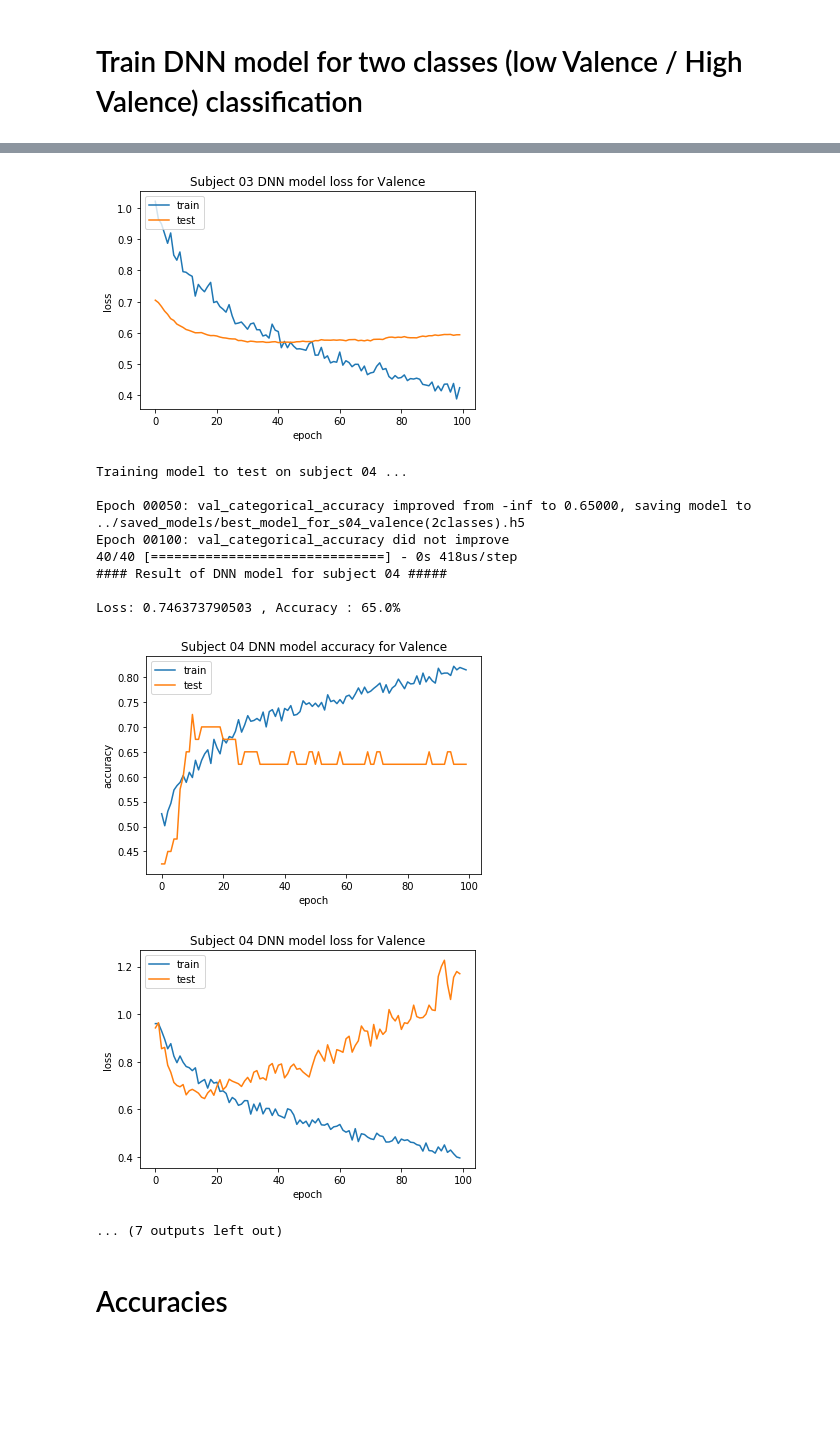
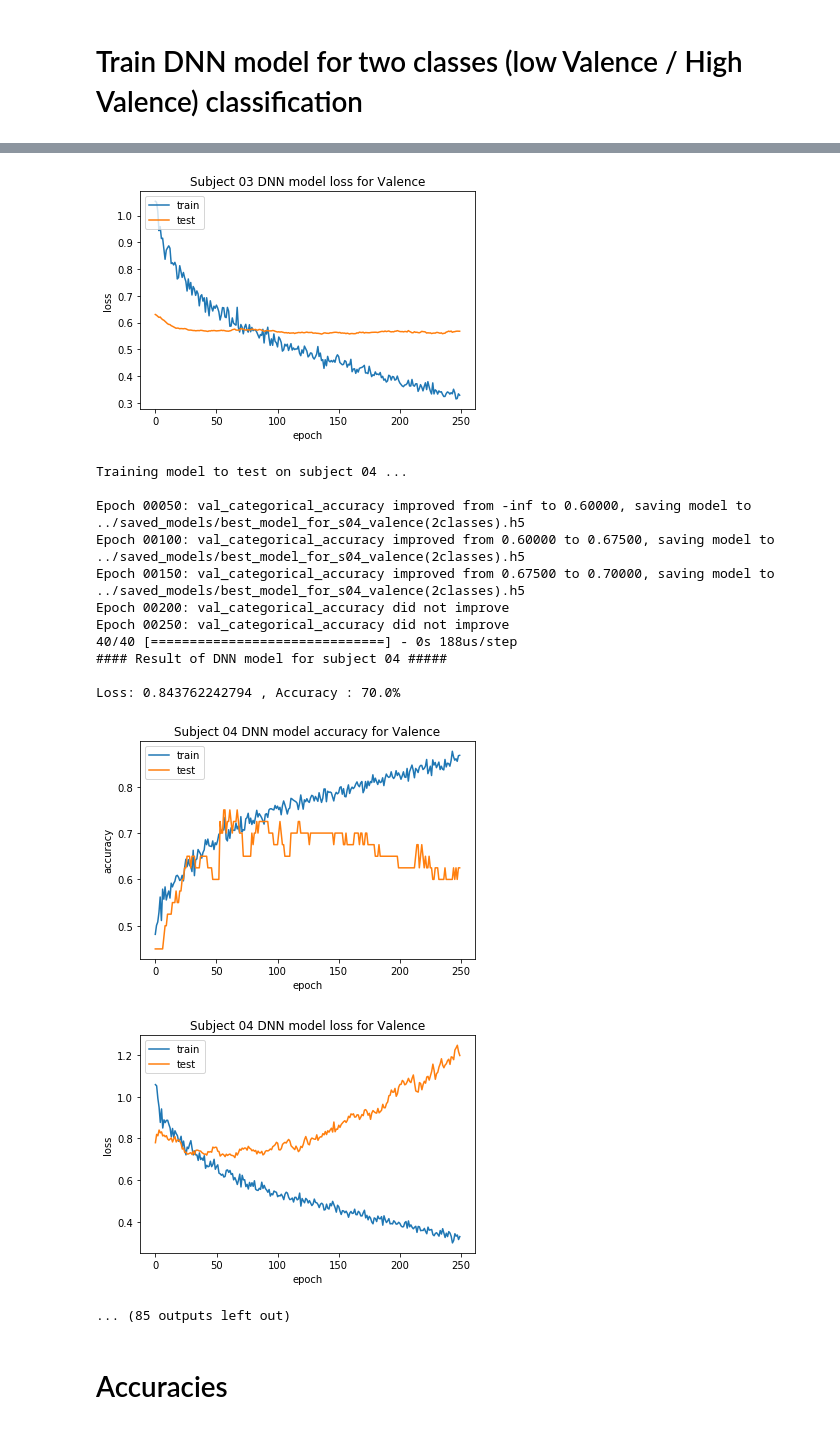
Before and after one commit to DangDangSister/course_project, a Jupyter notebook: DNN_valence_emotion_two_class.ipynb, the cells around one changed output, grey strips where cells are left out. Saved outputs shown, nothing was run; the diff lists cells and outputs as text; code cells hidden in the pictures; blank space fills up the shorter version.

```diff
--- a/DNN_valence_emotion_two_class.ipynb
+++ b/DNN_valence_emotion_two_class.ipynb
@@ -63,8 +66,8 @@ Normalization done.
 # Train DNN model for two classes (low Valence / High Valence) classification
 # %%
 num_subjects = 32
-batch_size = 80
-epochs = 100
+batch_size = 310
+epochs = 250
 num_exp = 40
 num_classes = 2
 
@@ -144,7 +147,7 @@ for s in np.arange(0, num_subjects):
     plt.show()
 
     del model
-print 'finished training at, ', start - time.time()
+print 'finished training at, ', time.time() - start
 # %% [output]
 ##### Two Classes Classification for Valence emotion Using Deep Neural Network #####
 
@@ -180,15 +192,18 @@ Loss: 0.594344949722 , Accuracy : 75.0%
-[figure, old version]
+[figure, new version]
 Training model to test on subject 04 ...
 
-Epoch 00050: val_categorical_accuracy improved from -inf to 0.65000, saving model to ../saved_models/best_model_for_s04_valence(2classes).h5
-Epoch 00100: val_categorical_accuracy did not improve
-40/40 [==============================] - 0s 418us/step
+Epoch 00050: val_categorical_accuracy improved from -inf to 0.60000, saving model to ../saved_models/best_model_for_s04_valence(2classes).h5
+Epoch 00100: val_categorical_accuracy improved from 0.60000 to 0.67500, saving model to ../saved_models/best_model_for_s04_valence(2classes).h5
+Epoch 00150: val_categorical_accuracy improved from 0.67500 to 0.70000, saving model to ../saved_models/best_model_for_s04_valence(2classes).h5
+Epoch 00200: val_categorical_accuracy did not improve
+Epoch 00250: val_categorical_accuracy did not improve
+40/40 [==============================] - 0s 188us/step
 #### Result of DNN model for subject 04 #####
 
-Loss: 0.746373790503 , Accuracy : 65.0%
+Loss: 0.843762242794 , Accuracy : 70.0%
-[figure, old version]
+[figure, new version]
-[figure, old version]
+[figure, new version]
-... (7 outputs left out)
+... (85 outputs left out)
 # %% [markdown]
 # Accuracies
 # %%
```
Also changed, not shown: parts of 3 cells of this notebook, 4 other files.
